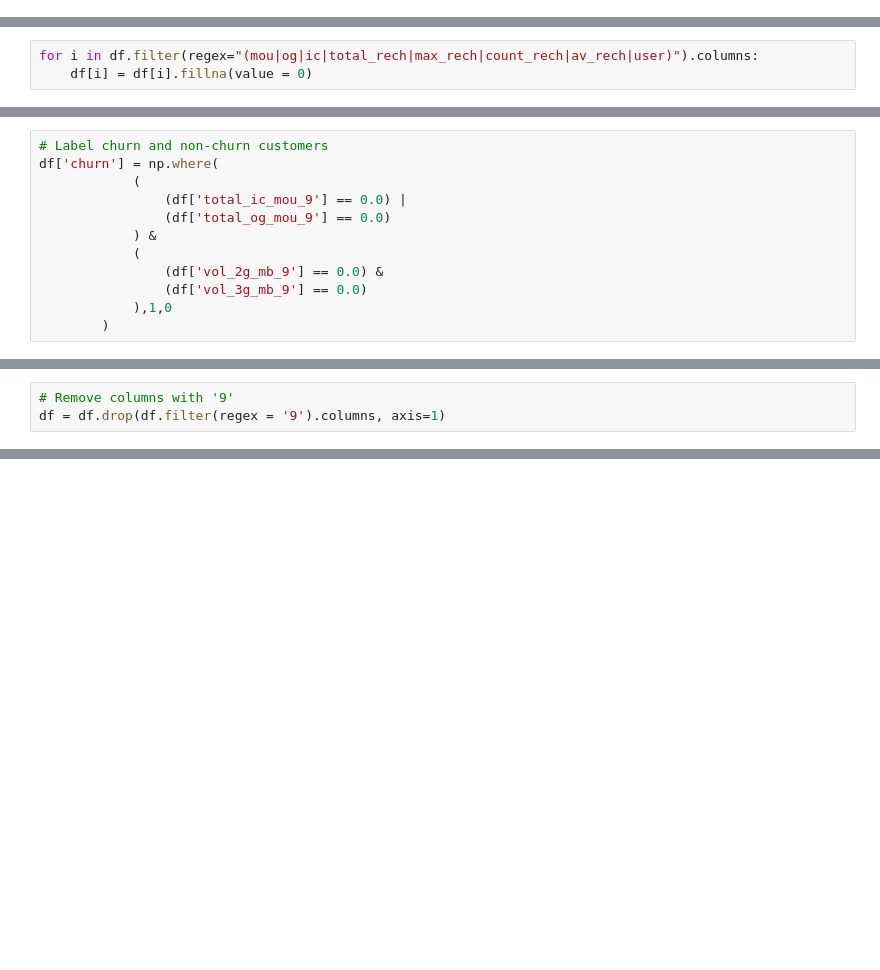
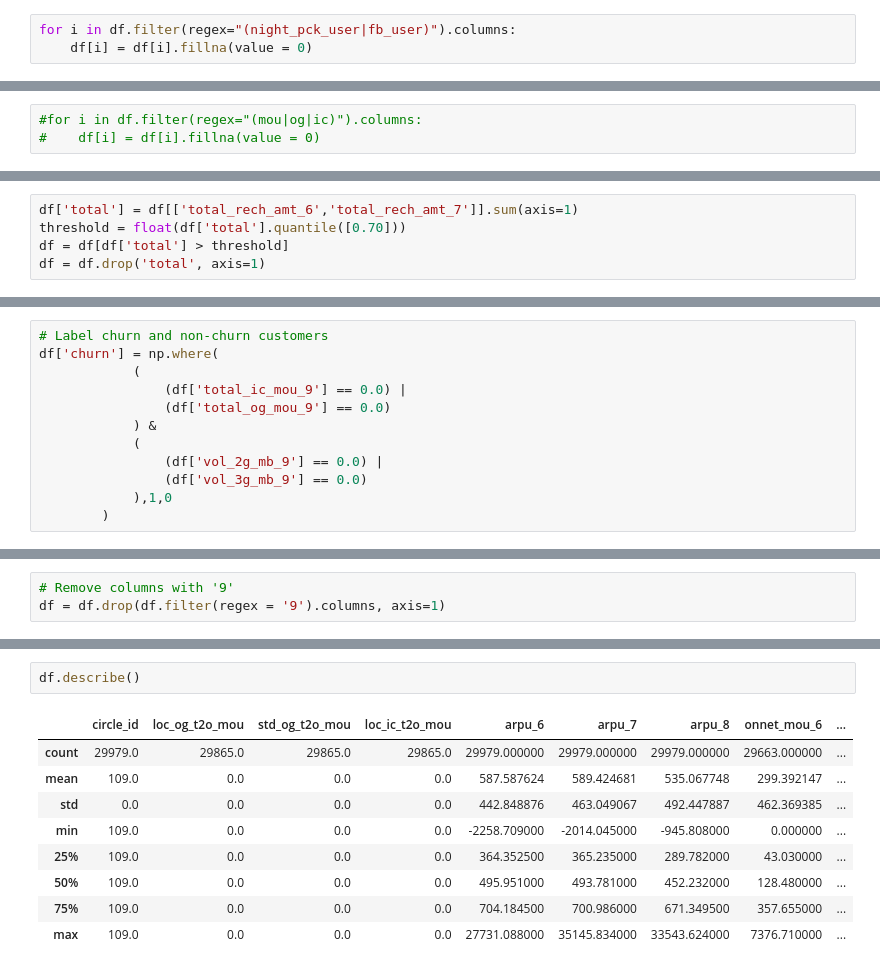
Before and after one commit to hrudaya21/Telecom_Churn_GroupAssignment, a Jupyter notebook: Individual_Analysis_Harish.ipynb, the cells around one changed output, grey strips where cells are left out. Cells and saved outputs as stored; diff of their text form; blank space fills up the shorter version.

```diff
--- a/Individual_Analysis_Harish.ipynb
+++ b/Individual_Analysis_Harish.ipynb
@@ -54 +115,4 @@ The number of rows with all values missing/NA are:
+# %%
+for i in df.filter(regex="(night_pck_user|fb_user)").columns:
+    df[i] = df[i].fillna(value = 0)
 # %%
@@ -69,6 +121,6 @@ Assumption 3: If the values for special packs such as Night Packs, FB Packs are
 # %%
-for i in df.filter(regex="(mou|og|ic|total_rech|max_rech|count_rech|av_rech|user)").columns:
-    df[i] = df[i].fillna(value = 0)
+#for i in df.filter(regex="(mou|og|ic)").columns:
+#    df[i] = df[i].fillna(value = 0)
 # %%
 # Check the number of missing/NA values in each column
 null_columns=df.columns[df.isnull().any()]
@@ -104,0 +154,5 @@ df.shape
+# %%
+df['total'] = df[['total_rech_amt_6','total_rech_amt_7']].sum(axis=1)
+threshold = float(df['total'].quantile([0.70]))
+df = df[df['total'] > threshold]
+df = df.drop('total', axis=1)
@@ -110,7 +171,7 @@ df['churn'] = np.where(
                 (df['total_og_mou_9'] == 0.0)
             ) &
             (
-                (df['vol_2g_mb_9'] == 0.0) &
+                (df['vol_2g_mb_9'] == 0.0) |
                 (df['vol_3g_mb_9'] == 0.0)
             ),1,0
         )
@@ -151,0 +192,12 @@ df.shape
+# %%
+df.describe()
+# %% [output]
+|  | circle_id | loc_og_t2o_mou | std_og_t2o_mou | loc_ic_t2o_mou | arpu_6 | arpu_7 | arpu_8 | onnet_mou_6 | ... |
+| count | 29979.0 | 29865.0 | 29865.0 | 29865.0 | 29979.000000 | 29979.000000 | 29979.000000 | 29663.000000 | ... |
+| mean | 109.0 | 0.0 | 0.0 | 0.0 | 587.587624 | 589.424681 | 535.067748 | 299.392147 | ... |
+| std | 0.0 | 0.0 | 0.0 | 0.0 | 442.848876 | 463.049067 | 492.447887 | 462.369385 | ... |
+| min | 109.0 | 0.0 | 0.0 | 0.0 | -2258.709000 | -2014.045000 | -945.808000 | 0.000000 | ... |
+| 25% | 109.0 | 0.0 | 0.0 | 0.0 | 364.352500 | 365.235000 | 289.782000 | 43.030000 | ... |
+| 50% | 109.0 | 0.0 | 0.0 | 0.0 | 495.951000 | 493.781000 | 452.232000 | 128.480000 | ... |
+| 75% | 109.0 | 0.0 | 0.0 | 0.0 | 704.184500 | 700.986000 | 671.349500 | 357.655000 | ... |
+| max | 109.0 | 0.0 | 0.0 | 0.0 | 27731.088000 | 35145.834000 | 33543.624000 | 7376.710000 | ... |
```
Also changed, not shown: parts of 23 cells of this notebook.
